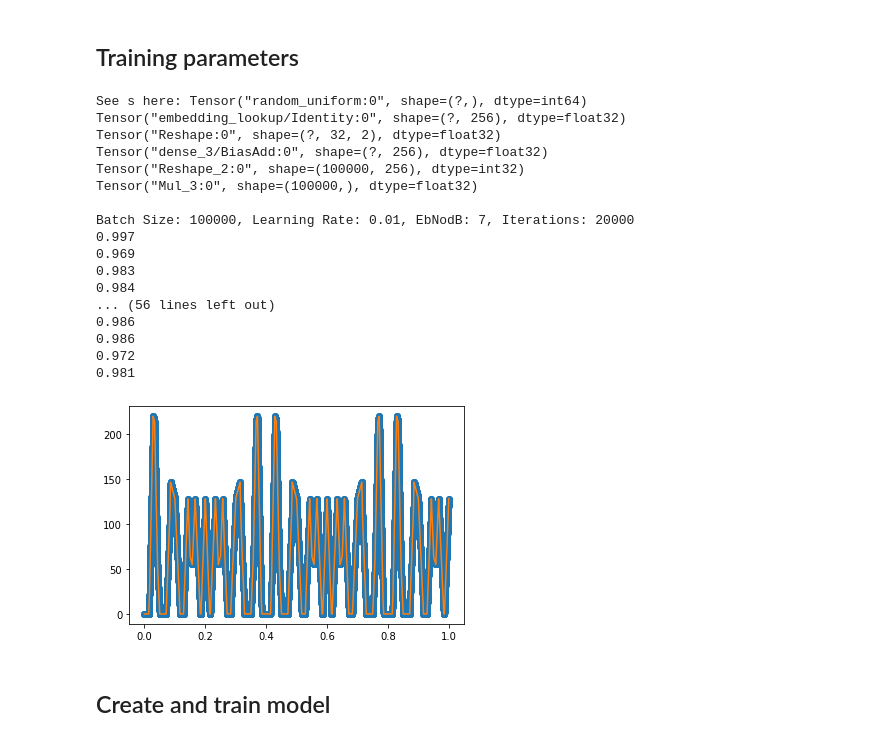
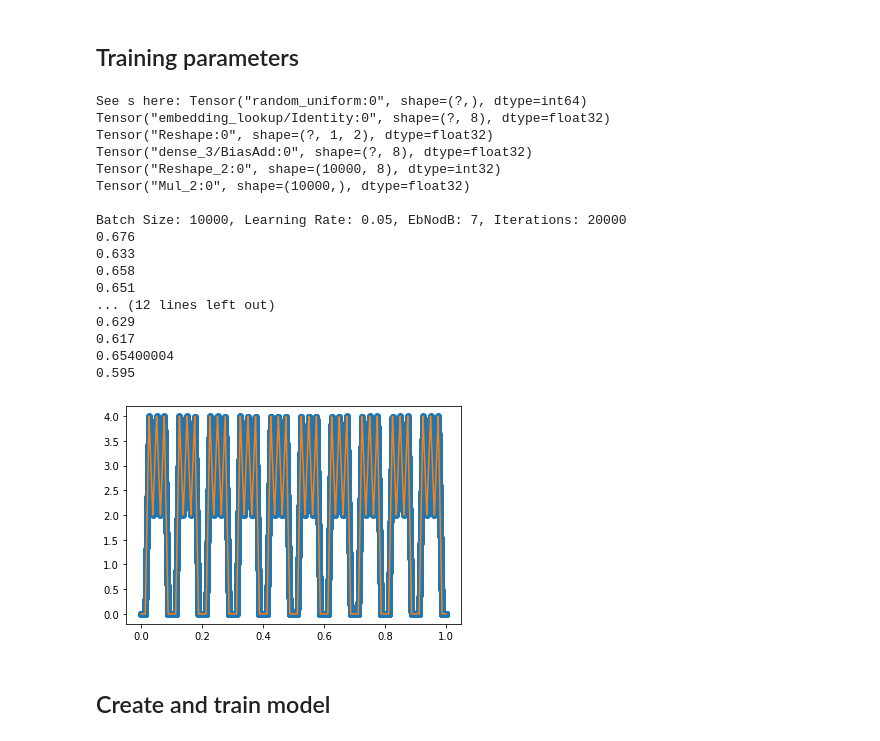
Before and after one commit to neelabhro/Deep-Learning-based-Wireless-Communications, a Jupyter notebook: Rayleigh_COLAB_Loss_Func.ipynb, the cells around one changed output. Cells and saved outputs as stored; diff of their text form; code cells hidden in the pictures.

```diff
--- a/Rayleigh_COLAB_Loss_Func.ipynb
+++ b/Rayleigh_COLAB_Loss_Func.ipynb
@@ -31,7 +30,7 @@ batch_size = 10000
 #plt.plot(t, tr)
 T1 = random.randint(1, 10)
 T2 = random.randint(1, 10)
-M = 256
+M = 8
 t = np.linspace(0, 1, batch_size)
 triangle1 = signal.sawtooth(T1 * np.pi * 5 * t, 0.5)
 triangle1 = M/2*(triangle1)
@@ -60,7 +59,7 @@ replacements = dict(zip(rp1,rp2))
 replacer = replacements.get
 #tr = ([replacer(n, n) for n in tr])
 #tr2 = ([replacer(n, n) for n in triangle3])
-tr = np.floor(np.random.uniform(0,M, 100000))
+tr = np.floor(np.random.uniform(0,M, 10000))
 print('Transmitted Sequence', tr)
 #plt.plot(t, tr)
 #plt.legend(['Input signal', 'Quantized and bit flipped'])
@@ -98,6 +97,6 @@ Transmitted Sequence [  5. 211. 217. ... 154. 145.  60.]
 # %%
-k = 8       # Number of information bits per message, i.e., M=2**k
-n = 64       # Number of real channel uses per message
+k = 3       # Number of information bits per message, i.e., M=2**k
+n = 2       # Number of real channel uses per message
 seed = 2    # Seed RNG reproduce identical results
 # %% [markdown]
 #### The Autoencoder Class
@@ -179,8 +178,8 @@ class AE(object):
             #fade = tf.math.sqrt(1/2)*fade
 
             #fade = 1
-            y = tf.multiply(x,fade) + noise
-            #y = x + noise
+            #y = tf.multiply(x,fade) + noise
+            y = x + noise
             #fade = 1
 
             # Receiver
@@ -199,12 +198,12 @@ class AE(object):
 
 
             # Loss function
-            #cross_entropy = tf.losses.sparse_softmax_cross_entropy(labels=s, logits=s_hat)
+            cross_entropy = tf.losses.sparse_softmax_cross_entropy(labels=s, logits=s_hat,  weights= (s+1)**(4))
 
             #Defining the i_matrix
-            limit = 256
+            limit = 8
             i = tf.range(limit)
-            multiply = tf.constant([100000])
+            multiply = tf.constant([10000])
             i_matrix = tf.reshape(tf.tile(i, multiply), [ multiply[0], tf.shape(i)[0]])
             print(i_matrix)
             #e_si = (tf.cast(s[:, tf.newaxis], tf.float32)) - (tf.cast(i_matrix,tf.float32))
@@ -243,6 +242,7 @@ class AE(object):
             # Optimizer
             lr = tf.placeholder(tf.float32, shape=()) # We can feed in any desired learning rate for each step
             train_op = tf.train.AdamOptimizer(lr).minimize(sum_cf)
+            #train_op = tf.train.AdamOptimizer(lr).minimize(cross_entropy)
             #lr = tf.train.exponential_decay(1e-10, global_step=cross_entropy, decay_steps=100, decay_rate=1.30)
 
 
@@ -448,52 +448,52 @@ val_EbNodB = train_EbNodB
 
 lr = 0.01
 
 
 epoch = [1000]
 # decay_learning_rate = learning_rate *decay_rate ^ (global_step / decay_steps)
 #global_step = tf.train.get_global_step()
 #tf.summary.scalar('learning_rate', lr)
 #for i in epoch:
 training_params = [
     #batch_size, lr, ebnodb, iterations
-    [100000 , 0.01, train_EbNodB, 20000],
-    [100000 , 0.001, train_EbNodB, 20000],
-    [100000 , 0.0001, train_EbNodB, 20000]
+    [10000 , 0.05, train_EbNodB, 20000]
+#    [1000 , 0.001, train_EbNodB, 1000],
+#    [1000 , 0.0001, train_EbNodB, 1000]
     ]
 
 validation_params = [
     #batch_size, ebnodb, val_steps
     [1000, val_EbNodB, 1000],
     [1000, val_EbNodB, 1000],
     [1000, val_EbNodB, 1000]
     ]
 
 model_file_uw = 'models/ae_k_{}_n_{}'.format(k,n)
 ae = AE(k,n,seed)
 ae.train(training_params, validation_params)
 ae.save(model_file_uw);
 #ae = AE(k,n,seed, filename=model_file_uw)
   #ae.plot_constellation();
   #ae.end2end(tr)
 # %% [output]
 See s here: Tensor("random_uniform:0", shape=(?,), dtype=int64)
-Tensor("embedding_lookup/Identity:0", shape=(?, 256), dtype=float32)
-Tensor("Reshape:0", shape=(?, 32, 2), dtype=float32)
-Tensor("dense_3/BiasAdd:0", shape=(?, 256), dtype=float32)
-Tensor("Reshape_2:0", shape=(100000, 256), dtype=int32)
-Tensor("Mul_3:0", shape=(100000,), dtype=float32)
+Tensor("embedding_lookup/Identity:0", shape=(?, 8), dtype=float32)
+Tensor("Reshape:0", shape=(?, 1, 2), dtype=float32)
+Tensor("dense_3/BiasAdd:0", shape=(?, 8), dtype=float32)
+Tensor("Reshape_2:0", shape=(10000, 8), dtype=int32)
+Tensor("Mul_2:0", shape=(10000,), dtype=float32)
 
-Batch Size: 100000, Learning Rate: 0.01, EbNodB: 7, Iterations: 20000
-0.997
-0.969
-0.983
-0.984
-... (56 lines left out)
-0.986
-0.986
-0.972
-0.981
+Batch Size: 10000, Learning Rate: 0.05, EbNodB: 7, Iterations: 20000
+0.676
+0.633
+0.658
+0.651
+... (12 lines left out)
+0.629
+0.617
+0.65400004
+0.595
-[figure, old version]
+[figure, new version]
 # %% [markdown]
 ## Create and train model
 # %%
```
Also changed, not shown: parts of 9 cells of this notebook.
